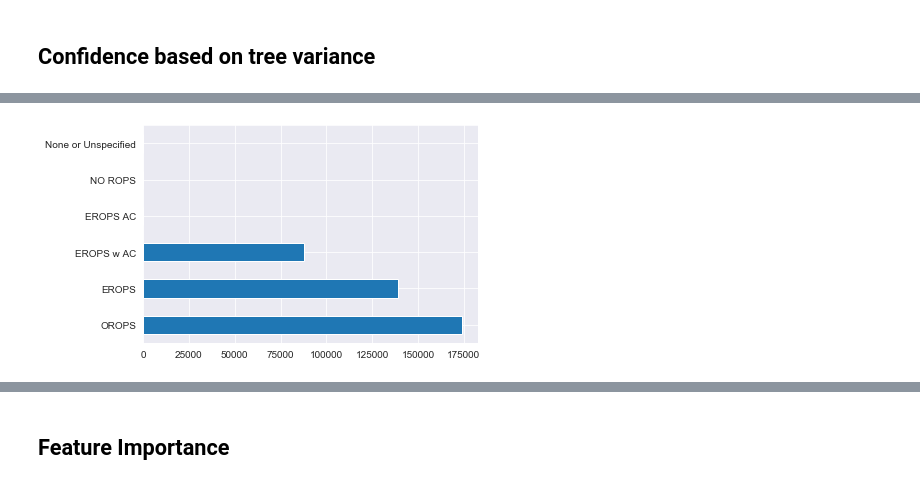
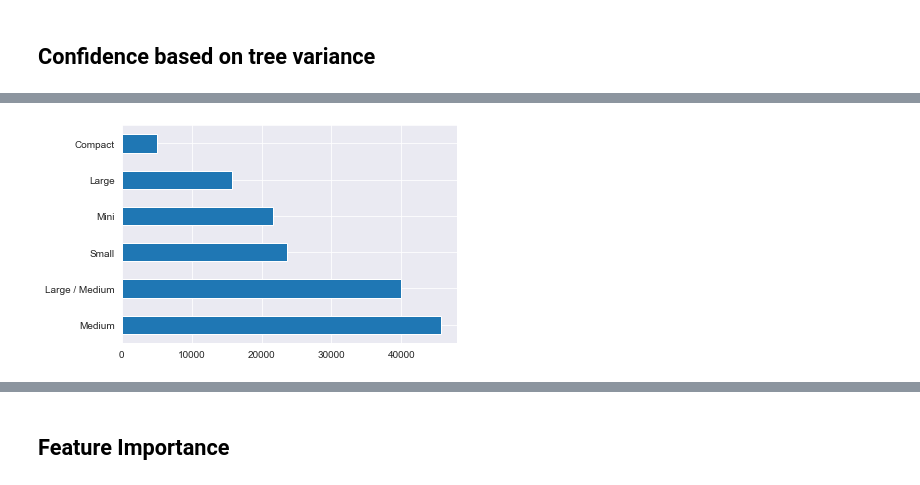
Before and after one commit to wolfdale229/100daysofmlcodes, a Jupyter notebook: intro to ml (fastai)/Interpretation .ipynb, the cells around one changed output, grey strips where cells are left out. Cells and saved outputs as stored; diff of their text form; code cells hidden in the pictures.

```diff
--- a/intro to ml (fastai)/Interpretation .ipynb
+++ b/intro to ml (fastai)/Interpretation .ipynb
@@ -42,3 +42,4 @@ size = len(df) - test_size
 
 X_train, X_valid = split(df, size)
 y_train, y_valid =  split(y, size)
+raw_train, raw_valid = split(df_raw, size)
@@ -77,7 +94,8 @@ def print_score(model):
         scores.append(model.oob_score_)
         print(f'The OOB_score : {scores[4]}')
 # %%
-rf = RandomForestRegressor(n_estimators=100, max_features=0.5,
+rf = RandomForestRegressor(n_estimators=40, max_features=0.5,
                            min_samples_leaf=3, oob_score=True, n_jobs=-1)
 rf.fit(X_train, y_train)
+print_score(rf)
 # %% [output]
@@ -102,8 +110,3 @@ The OOB_score : 0.8915636961547942
 ## Confidence based on tree variance
 # %%
 set_rf_samples(50000)
-# %%
-rf = RandomForestRegressor(n_estimators=100, max_features=0.5,
-                           min_samples_leaf=3, oob_score=True, n_jobs=-1)
-rf.fit(X_train, y_train)
-print_score(rf)
@@ -123,5 +125,5 @@ preds[:,0].mean(), np.std(preds[:,0])
 # %%
-x = df_raw.copy()
-x['pred'] = preds[:,0].mean(axis=0)
-x['preds_std'] = preds[:,0].std(axis=0)
+x = raw_valid.copy()
+x['pred_std'] = np.std(preds[:, 0])
+x['pred'] = np.mean(preds[:, 0])
 # %%
@@ -137,5 +145,5 @@ Name: Enclosure, dtype: int64
 # %%
-x.Enclosure.value_counts().plot.barh()
+x.ProductSize.value_counts().plot.barh()
 plt.show()
 # %% [output]
-[figure, old version]
+[figure, new version]
```
Also changed, not shown: parts of 19 cells of this notebook.
